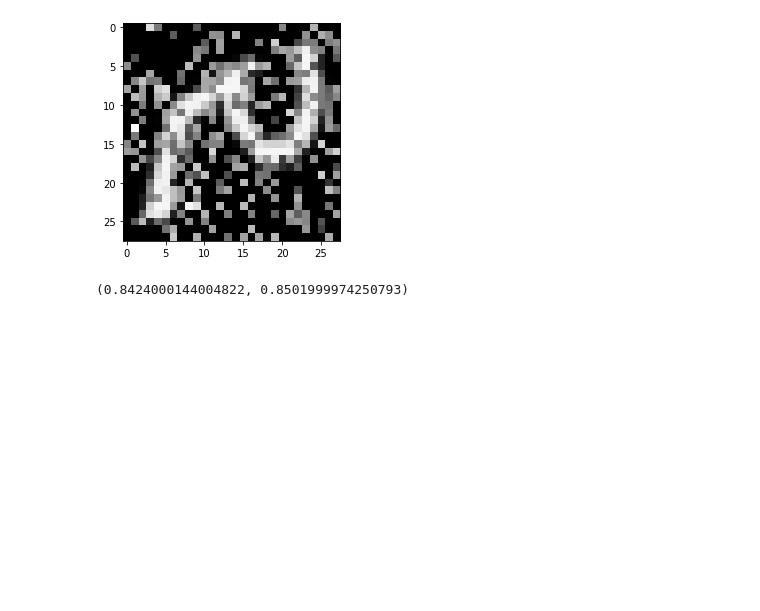
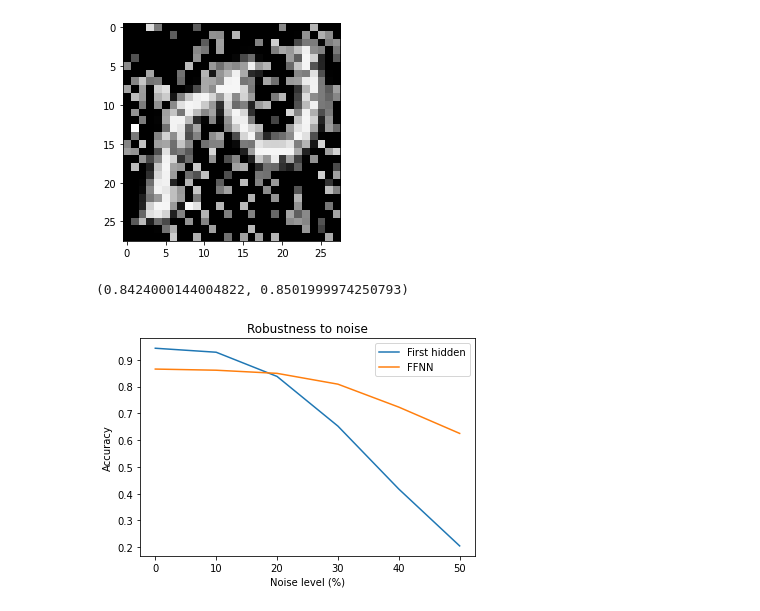
Before and after one commit to PashaIanko/RestrictedBolzmannMachine, a Jupyter notebook: Omniglot_learning.ipynb, the cells around one changed output. Drawn from its saved outputs; the diff is of its cells as text; code cells hidden in the pictures; blank space fills up the shorter version.

Commit message:
Noise robustness

```diff
--- a/Omniglot_learning.ipynb
+++ b/Omniglot_learning.ipynb
@@ -692,3 +692,36 @@ acc_hidden, acc_ffnn = accuracy_at_noise_level(
 acc_hidden, acc_ffnn
 # %% [output]
 (0.8424000144004822, 0.8501999974250793)
+# %%
+def plot_noise_robustness_curves(noise_levels):
+  accuracy_values_first_hidden = []
+  accuracy_values_ffnn = []
+
+  for noise_level in noise_levels:
+    accuracy_first_hidden, accuracy_ffnn = accuracy_at_noise_level(
+        noisy_input = inject_noise(data_test, noise_level),
+        targets = targets_test,
+
+        rbm_model = model,
+        hidden_layer_number = 0,
+
+        perceptron_model = perceptron_first_hidden,
+        ffnn_model = ffnn
+    )
+    accuracy_values_first_hidden.append(accuracy_first_hidden)
+    accuracy_values_ffnn.append(accuracy_ffnn)
+
+  fig, ax = plt.subplots()
+  ax.plot(range(len(noise_levels)), accuracy_values_first_hidden)
+  ax.plot(range(len(noise_levels)), accuracy_values_ffnn)
+
+  ax.set_title("Robustness to noise")
+  ax.set_xlabel("Noise level (%)")
+  ax.set_ylabel("Accuracy")
+  plt.xticks(range(len(noise_levels)), [int(l*100) for l in noise_levels])
+  plt.legend(["First hidden", "FFNN"])
+# %%
+levels = [0, 0.1, 0.2, 0.3, 0.4, 0.5]
+plot_noise_robustness_curves(levels)
+# %% [output]
+[figure, added]
```
